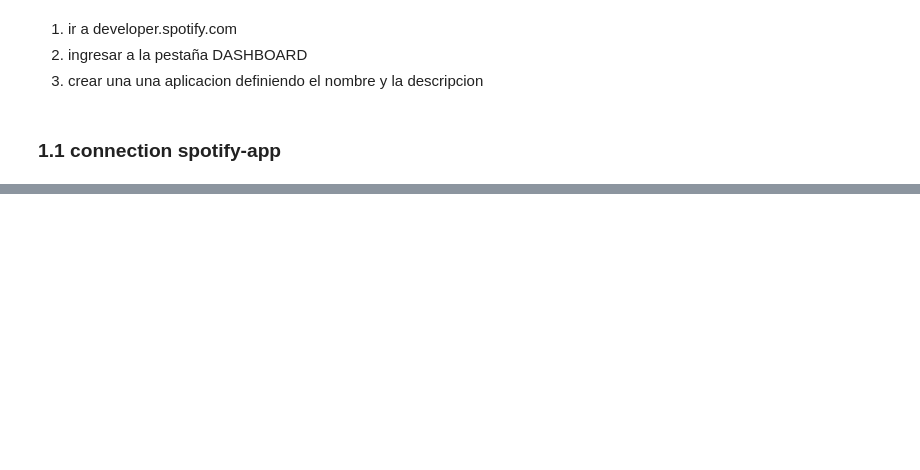
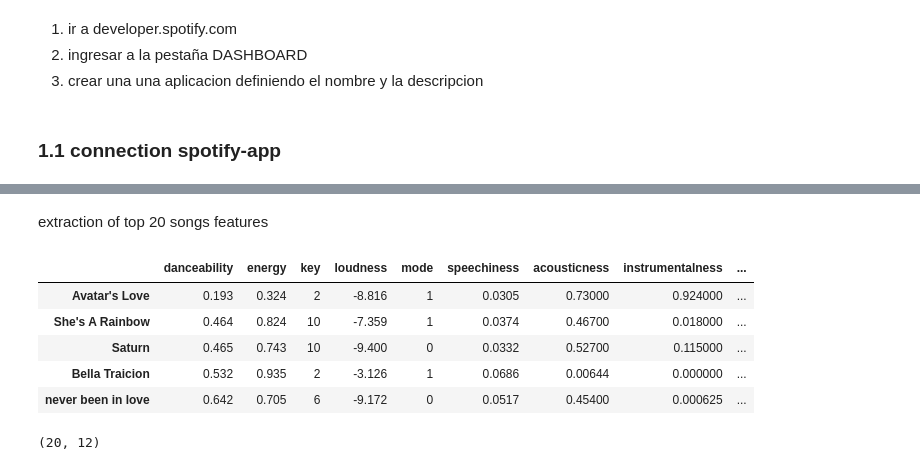
Before and after one commit to mr-nahash/Spotify_Recomendation_webapp, a Jupyter notebook: .ipynb, the cells around one changed output, grey strips where cells are left out. Drawn from its saved outputs; the diff is of its cells as text; code cells hidden in the pictures; blank space fills up the shorter version.

```diff
--- a/.ipynb
+++ b/.ipynb
@@ -27,7 +30,7 @@ Requirement already satisfied: certifi>=2017.4.17 in c:\users\fer-h\anaconda3\li
 cid="f1ddb43be5e04418b0c588aa632cf726"
 secret="d8ba3b9a5e3b45c694afa60a672156f1"
 username="12145924164"
-redirect_uri="https://localhost:8080"
+redirect_uri="http://localhost:8888/callback"
 # %% [markdown]
 ### 1.1 connection spotify-app
 # %%
@@ -38,0 +42,3 @@ sp=spotipy.Spotify(auth=token)
+# %%
+top20 = sp.current_user_top_tracks(time_range='short_term',limit=20)
+top20
@@ -38,0 +87,31 @@ sp=spotipy.Spotify(auth=token)
+# %% [markdown]
+extraction of top 20 songs features
+# %%
+import pandas as pd
+tracks=top20["items"]
+track_ids=[]
+track_names=[]
+features=[]
+for track in tracks:
+    track_id=track["id"]
+    track_name=track["name"]
+    audio_features =sp.audio_features(track_id)
+
+    track_ids.append(track_id)
+    track_names.append(track_name)
+    features.append(audio_features[0])
+top20_df=pd.DataFrame(features, index=track_names)
+# %%
+top20_df.head()
+# %% [output]
+|  | danceability | energy | key | loudness | mode | speechiness | acousticness | instrumentalness | ... |
+| Avatar's Love | 0.193 | 0.324 | 2 | -8.816 | 1 | 0.0305 | 0.73000 | 0.924000 | ... |
+| She's A Rainbow | 0.464 | 0.824 | 10 | -7.359 | 1 | 0.0374 | 0.46700 | 0.018000 | ... |
+| Saturn | 0.465 | 0.743 | 10 | -9.400 | 0 | 0.0332 | 0.52700 | 0.115000 | ... |
+| Bella Traicion | 0.532 | 0.935 | 2 | -3.126 | 1 | 0.0686 | 0.00644 | 0.000000 | ... |
+| never been in love | 0.642 | 0.705 | 6 | -9.172 | 0 | 0.0517 | 0.45400 | 0.000625 | ... |
+# %%
+top20_df=top20_df[["id","danceability","energy", "key", "loudness","mode","speechiness","acousticness","instrumentalness","liveness","valence","tempo"]]
+top20_df.shape
+# %% [output]
+(20, 12)
```
Also changed, not shown: parts of 36 cells of this notebook, 2 other files.
